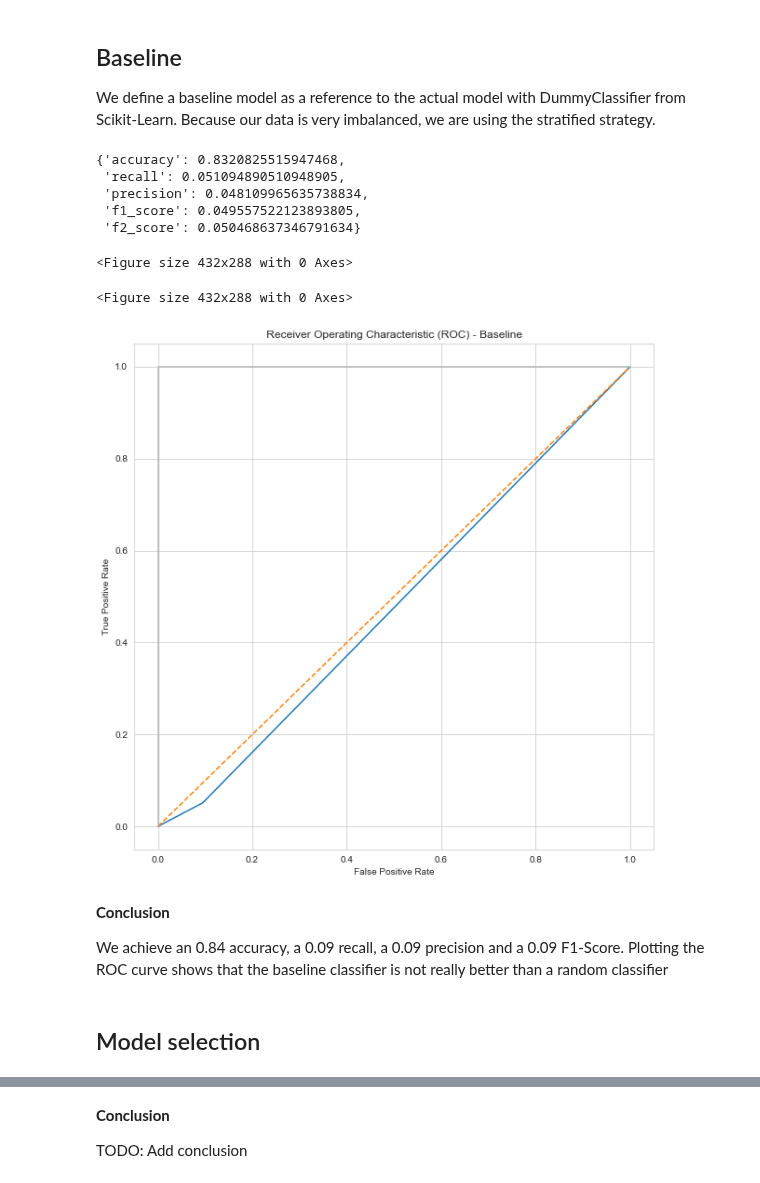
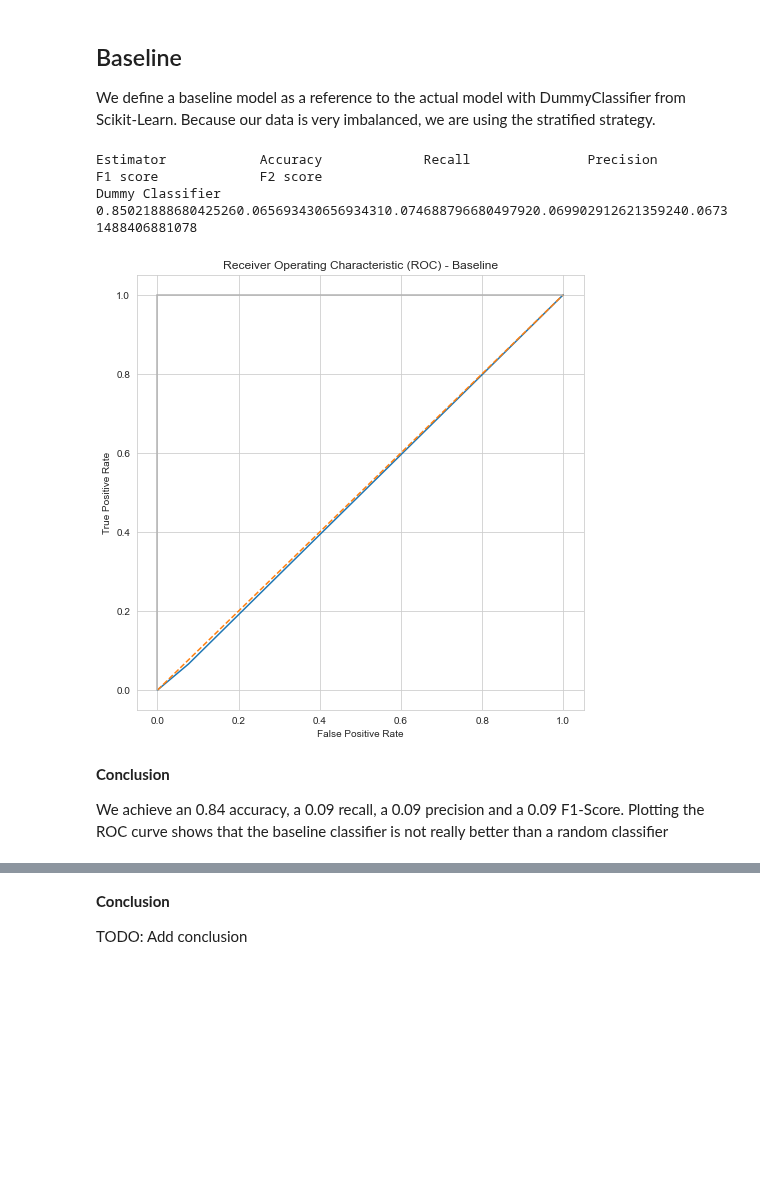
Before and after one commit to BenediktLueth/heartheroes, a Jupyter notebook: model_training.ipynb, the cells around one changed output, grey strips where cells are left out. Drawn from its saved outputs; the diff is of its cells as text; code cells hidden in the pictures; blank space fills up the shorter version.

Commit message:
feat/refactor: implement learning curve, further hugh quality improvements

```diff
--- a/model_training.ipynb
+++ b/model_training.ipynb
@@ -44,14 +46,10 @@ Method that plots the ROC for the passed parameters
 # %%
-def plot_roc(title, y_test, y_predicted):
-    figure = plt.figure()
-    plt.subplots(1, figsize=(10,10))
-    plt.title('Receiver Operating Characteristic (ROC) - '+title)
-
+# Method that plots the ROC for the passed parameters
+def plot_roc(title, ax, y_test, y_predicted):
     false_positive_rate, true_positive_rate, threshold = roc_curve(y_test, y_predicted)
-
-    plt.plot(false_positive_rate, true_positive_rate)
-    plt.plot([0, 1], ls="--")
-    plt.plot([0, 0], [1, 0] , c=".7"), plt.plot([1, 1] , c=".7")
-    plt.ylabel('True Positive Rate')
-    plt.xlabel('False Positive Rate')
-    return figure
+    ax.plot(false_positive_rate, true_positive_rate)
+    ax.plot([0, 1], ls="--")
+    ax.plot([0, 0], [1, 0] , c=".7"), plt.plot([1, 1] , c=".7")
+    ax.set_title('Receiver Operating Characteristic (ROC) - '+title)
+    ax.set_ylabel('True Positive Rate')
+    ax.set_xlabel('False Positive Rate')
@@ -73,0 +102,17 @@ def plot_learning_curve():
+# %%
+# Method that prints a table of the passed scores
+def print_scores(all_scores):
+    header_row = "{header:<20}".format(header="Estimator")
+    for score in list(all_scores.values())[0]:
+        header_row+=" {header:<20}".format(header=score)
+    print(header_row)
+
+    for estimator in all_scores.keys():
+        current_row = "{estimator:<20}".format(estimator=estimator)
+        estimator_scores = all_scores.get(estimator)
+        for score in estimator_scores:
+            score_value = get_nested(all_scores, estimator, score)
+            current_row+="{score_value:<10}".format(score_value=score_value)
+        print(current_row)
+
+    print("\n")
@@ -78,22 +140,16 @@ We define a baseline model as a reference to the actual model with DummyClassifi
 # %%
 dummy_classifier = DummyClassifier(strategy='stratified')
 dummy_classifier.fit(X_train, y_train)
 y_predicted = dummy_classifier.predict(X_test)
 
-display(get_scores(y_test, y_predicted))
-display(plot_roc("Baseline", y_test, y_predicted))
+print_scores({'Dummy Classifier':get_scores(y_test, y_predicted)})
+plot_roc(title='Baseline', ax=plt.figure(figsize=(8, 8)).add_subplot(), y_test=y_test, y_predicted=y_predicted)
+plt.show()
 # %% [output]
-{'accuracy': 0.8320825515947468,
- 'recall': 0.051094890510948905,
- 'precision': 0.048109965635738834,
- 'f1_score': 0.049557522123893805,
- 'f2_score': 0.050468637346791634}
+Estimator            Accuracy             Recall               Precision            F1 score             F2 score
+Dummy Classifier    0.85021888680425260.065693430656934310.074688796680497920.069902912621359240.06731488406881078
-<Figure size 432x288 with 0 Axes>
-<Figure size 432x288 with 0 Axes>
-[figure, old version]
+[figure, new version]
 # %% [markdown]
 **Conclusion**
 
 We achieve an 0.84 accuracy, a 0.09 recall, a 0.09 precision and a 0.09 F1-Score. Plotting the ROC curve shows that the baseline classifier is not really better than a random classifier
-# %% [markdown]
-## Model selection
```
Also changed, not shown: parts of 14 cells of this notebook, 1 other file.
